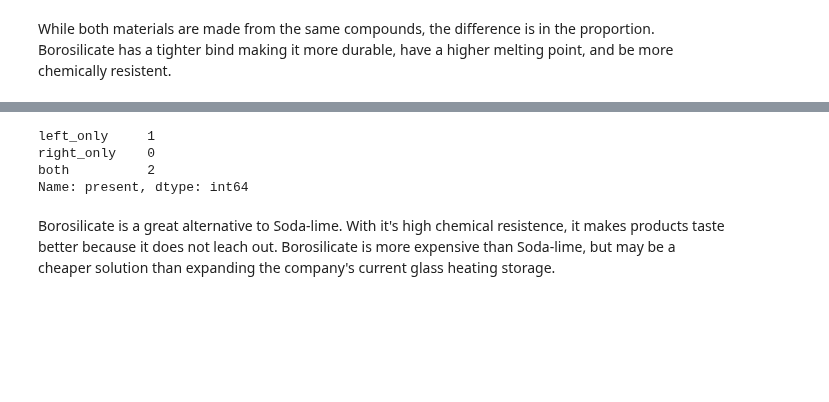
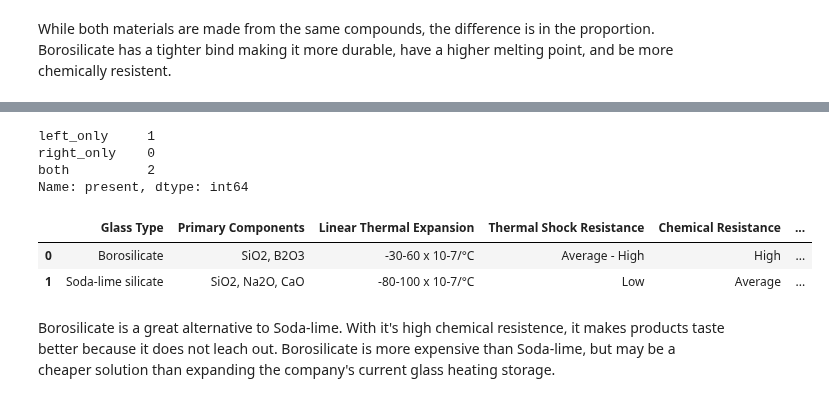
Before and after one commit to khagerthey/VIS1, a Jupyter notebook: Glass_vs_Plastic_Merge.ipynb, the cells around one changed output, grey strips where cells are left out. Saved outputs shown, nothing was run; the diff lists cells and outputs as text; code cells hidden in the pictures; blank space fills up the shorter version.

```diff
--- a/Glass_vs_Plastic_Merge.ipynb
+++ b/Glass_vs_Plastic_Merge.ipynb
@@ -388,12 +388,20 @@ mergedglass
 | 0 | Borosilicate | SiO2, B2O3 | -30-60 x 10-7/°C | Average - High | High | ... |
 | 1 | Soda-lime silicate | SiO2, Na2O, CaO | -80-100 x 10-7/°C | Low | Average | ... |
 | 2 | Phosphates | P2O5 | -90-110 x 10-7/°C | Low | Low, except high resistance to hy... | ... |
-# %%
-mergedglass.present.value_counts(sort=False)
-# %% [output]
-left_only     1
-right_only    0
-both          2
-Name: present, dtype: int64
+# %%
+mergedglass.present.value_counts(sort=False)
+#expected not to merge on Phosphates, as there was no data given on the second table
+# %% [output]
+left_only     1
+right_only    0
+both          2
+Name: present, dtype: int64
+# %%
+mergedglass = pd.merge(glasstypes, glasscompounds, how='inner', on=['Glass Type'], indicator='present')
+mergedglass
+# %% [output]
+|  | Glass Type | Primary Components | Linear Thermal Expansion | Thermal Shock Resistance | Chemical Resistance | ... |
+| 0 | Borosilicate | SiO2, B2O3 | -30-60 x 10-7/°C | Average - High | High | ... |
+| 1 | Soda-lime silicate | SiO2, Na2O, CaO | -80-100 x 10-7/°C | Low | Average | ... |
 # %% [markdown]
 Borosilicate is a great alternative to Soda-lime. With it's high chemical resistence, it makes products taste better because it does not leach out. Borosilicate is more expensive than Soda-lime, but may be a cheaper solution than expanding the company's current glass heating storage.
```
